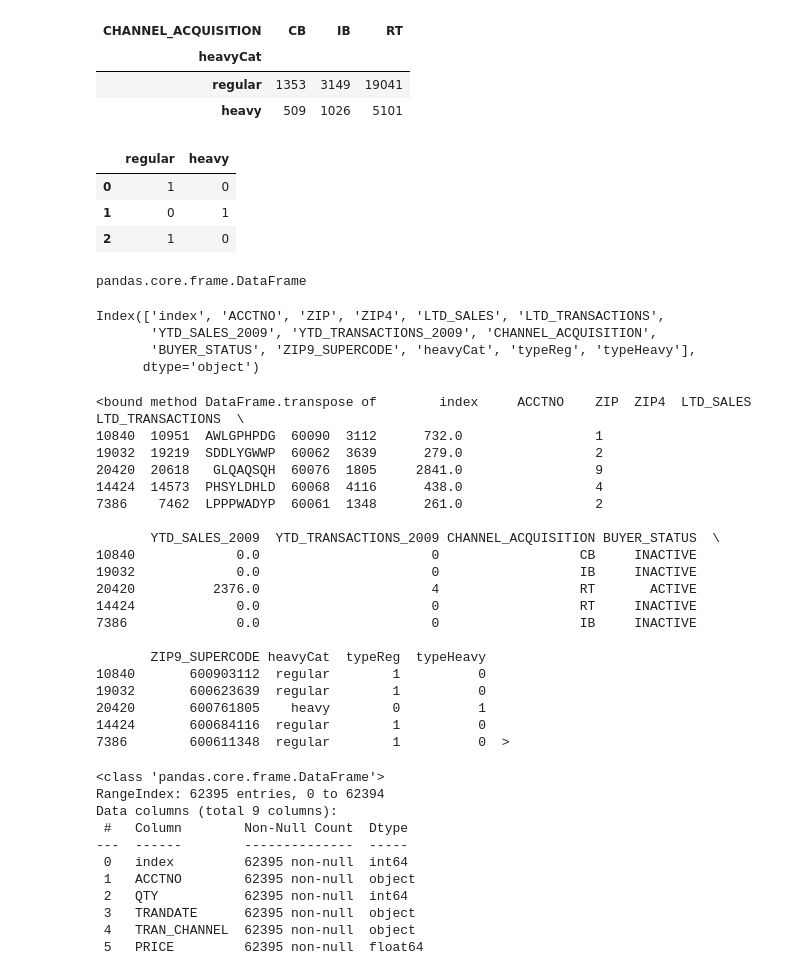
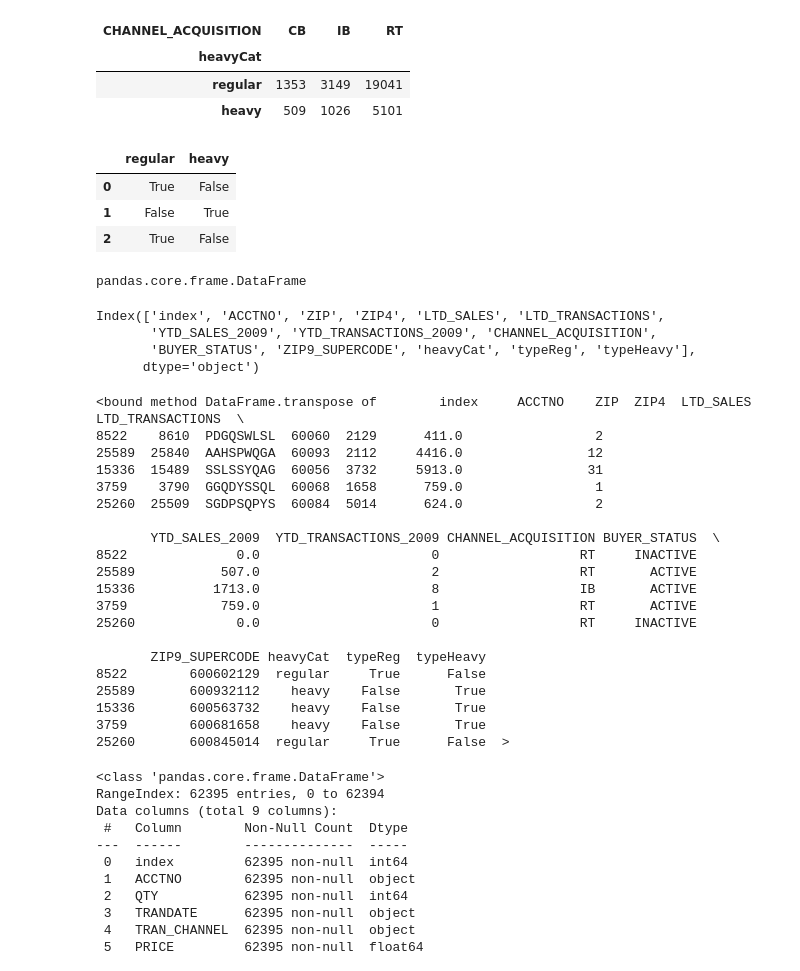
Before and after one commit to EAName/Database-Systems-and-Data-Preparation, a Jupyter notebook: Hierarchical Indexes, Pivot-tables, lambda, map.ipynb, the cells around one changed output. Saved outputs shown, nothing was run; the diff lists cells and outputs as text; code cells hidden in the pictures.

```diff
--- a/Hierarchical Indexes, Pivot-tables, lambda, map.ipynb
+++ b/Hierarchical Indexes, Pivot-tables, lambda, map.ipynb
@@ -129,7 +129,8 @@ heavyCat.describe()
 | 1 | 6636 | 0.219888 |
 # %%
 # be more descriptive than a 1 or a 0
-heavyCat.rename_categories(['regular','heavy'],inplace=True)
+# (pandas 2.x removed inplace= here, so assign the result back)
+heavyCat = heavyCat.rename_categories(['regular','heavy'])
 heavyCat.describe()
 # %% [output]
 |  | counts | freqs |
@@ -171,13 +172,13 @@ pd.crosstab(xyznew['heavyCat'], xyznew['CHANNEL_ACQUISITION'])
 # %%
 # a dummy variable marks the field as either 1 or 0
 buyerType = pd.get_dummies(heavyCat)
-buyerType[:3]
+buyerType.head(3)
 type(buyerType)
 # %% [output]
 |  | regular | heavy |
-| 0 | 1 | 0 |
-| 1 | 0 | 1 |
-| 2 | 1 | 0 |
+| 0 | True | False |
+| 1 | False | True |
+| 2 | True | False |
 pandas.core.frame.DataFrame
 # %%
 # create new columns
@@ -194,25 +195,25 @@ Index(['index', 'ACCTNO', 'ZIP', 'ZIP4', 'LTD_SALES', 'LTD_TRANSACTIONS',
        'BUYER_STATUS', 'ZIP9_SUPERCODE', 'heavyCat', 'typeReg', 'typeHeavy'],
       dtype='object')
 <bound method DataFrame.transpose of        index     ACCTNO    ZIP  ZIP4  LTD_SALES  LTD_TRANSACTIONS  \
-10840  10951  AWLGPHPDG  60090  3112      732.0                 1
-19032  19219  SDDLYGWWP  60062  3639      279.0                 2
-20420  20618   GLQAQSQH  60076  1805     2841.0                 9
-14424  14573  PHSYLDHLD  60068  4116      438.0                 4
-7386    7462  LPPPWADYP  60061  1348      261.0                 2
+8522    8610  PDGQSWLSL  60060  2129      411.0                 2
+25589  25840  AAHSPWQGA  60093  2112     4416.0                12
+15336  15489  SSLSSYQAG  60056  3732     5913.0                31
+3759    3790  GGQDYSSQL  60068  1658      759.0                 1
+25260  25509  SGDPSQPYS  60084  5014      624.0                 2
 
        YTD_SALES_2009  YTD_TRANSACTIONS_2009 CHANNEL_ACQUISITION BUYER_STATUS  \
-10840             0.0                      0                  CB     INACTIVE
-19032             0.0                      0                  IB     INACTIVE
-20420          2376.0                      4                  RT       ACTIVE
-14424             0.0                      0                  RT     INACTIVE
-7386              0.0                      0                  IB     INACTIVE
+8522              0.0                      0                  RT     INACTIVE
+25589           507.0                      2                  RT       ACTIVE
+15336          1713.0                      8                  IB       ACTIVE
+3759            759.0                      1                  RT       ACTIVE
+25260             0.0                      0                  RT     INACTIVE
 
        ZIP9_SUPERCODE heavyCat  typeReg  typeHeavy
-10840       600903112  regular        1          0
-19032       600623639  regular        1          0
-20420       600761805    heavy        0          1
-14424       600684116  regular        1          0
-7386        600611348  regular        1          0  >
+8522        600602129  regular     True      False
+25589       600932112    heavy    False       True
+15336       600563732    heavy    False       True
+3759        600681658    heavy    False       True
+25260       600845014  regular     True      False  >
 # %%
 # read in xyztrans data
 
```
Also changed, not shown: parts of 14 cells of this notebook, 4 other files.
